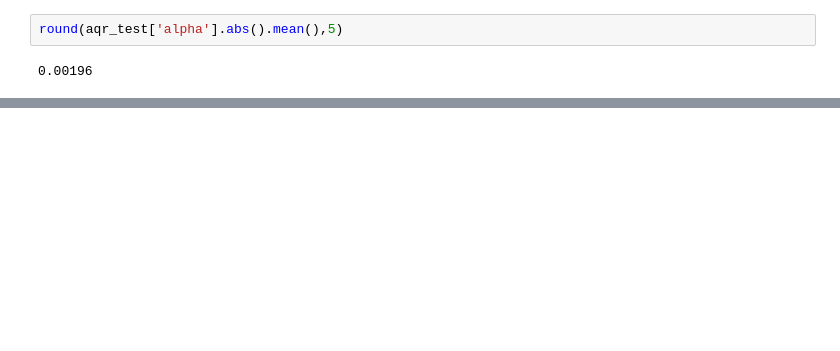
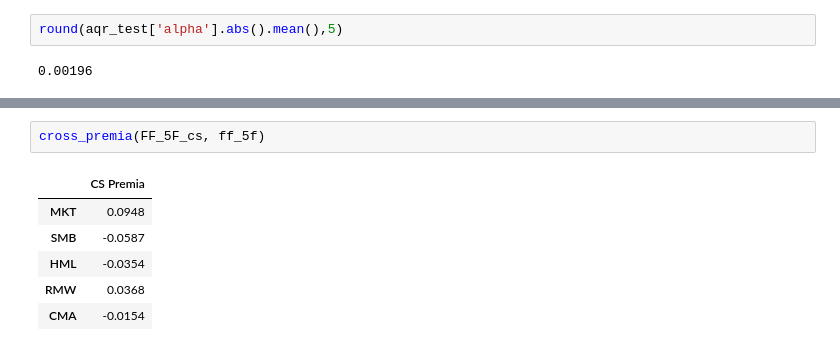
Before and after one commit to alanwake47/finm-36700-portfolio, a Jupyter notebook: week5_hw/hw5_workbook.ipynb, the cells around one changed output, grey strips where cells are left out. Drawn from its saved outputs; the diff is of its cells as text; blank space fills up the shorter version.

```diff
--- a/week5_hw/hw5_workbook.ipynb
+++ b/week5_hw/hw5_workbook.ipynb
@@ -239,0 +352,9 @@ round(aqr_test['alpha'].abs().mean(),5)
+# %%
+cross_premia(FF_5F_cs, ff_5f)
+# %% [output]
+|  | CS Premia |
+| MKT | 0.0948 |
+| SMB | -0.0587 |
+| HML | -0.0354 |
+| RMW | 0.0368 |
+| CMA | -0.0154 |
```
Also changed, not shown: parts of 21 cells of this notebook.
